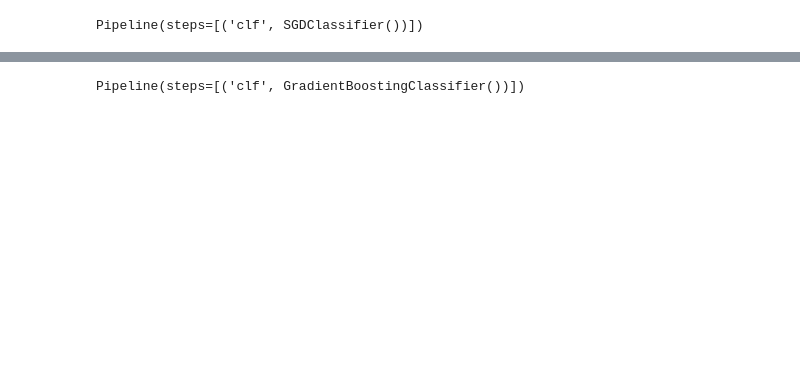
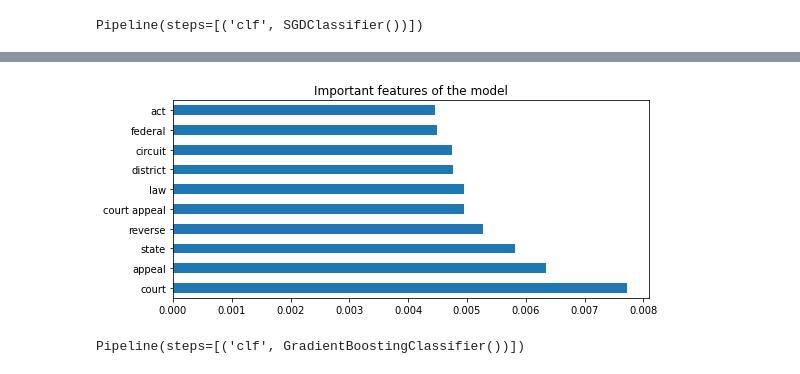
Before and after one commit to CarolinaOliveira001/SupremeCourtJudgementPrediction, a Jupyter notebook: secondTry.ipynb, the cells around one changed output, grey strips where cells are left out. Saved outputs shown, nothing was run; the diff lists cells and outputs as text; code cells hidden in the pictures; blank space fills up the shorter version.

```diff
--- a/secondTry.ipynb
+++ b/secondTry.ipynb
@@ -1490,3 +1508,10 @@ weighted avg       0.61      0.62      0.61      1258
+# %%
+table2 = pd.Series(randfor.feature_importances_, index=X_train_tf.columns).nlargest(10)
+
+ax = table2.plot(kind='barh', title= "Important features of the model")
+ax.figure.savefig('tf-randomForest.png')
+# %% [output]
+[figure, added]
 # %%
 from sklearn.ensemble import GradientBoostingClassifier
 graboos = Pipeline([
```
Also changed, not shown: parts of 73 cells of this notebook.
